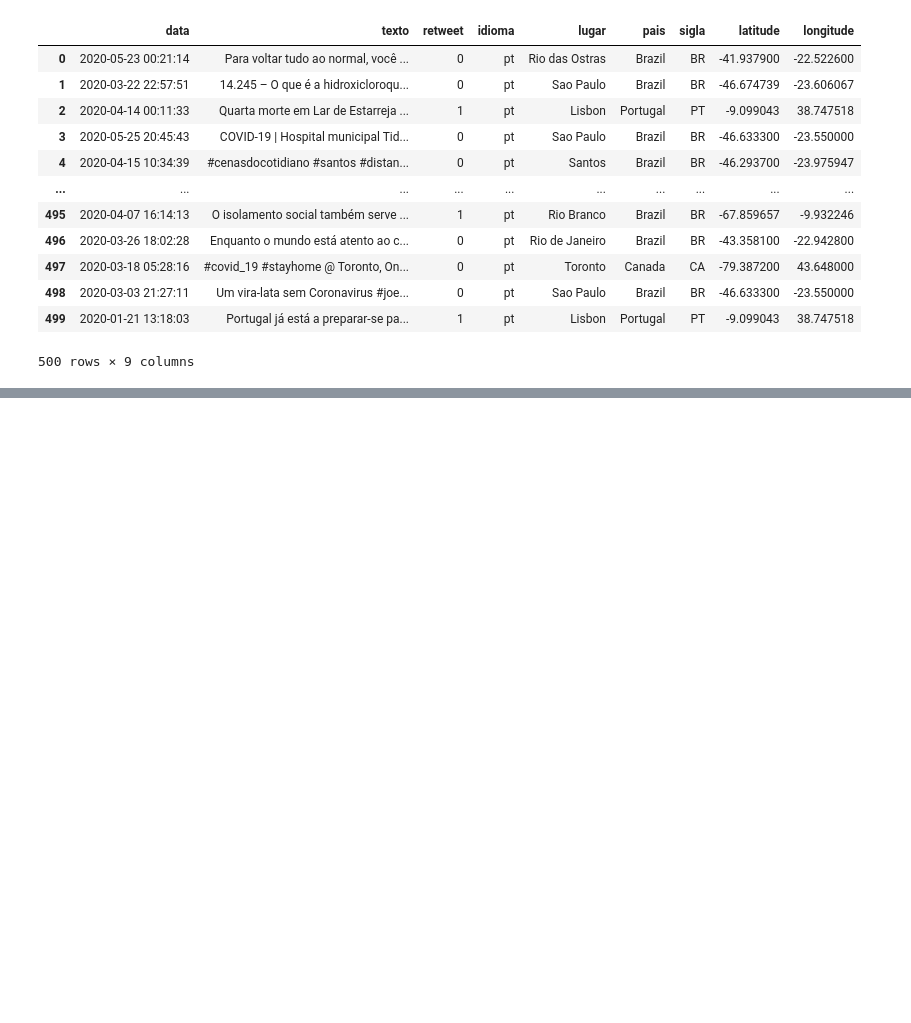
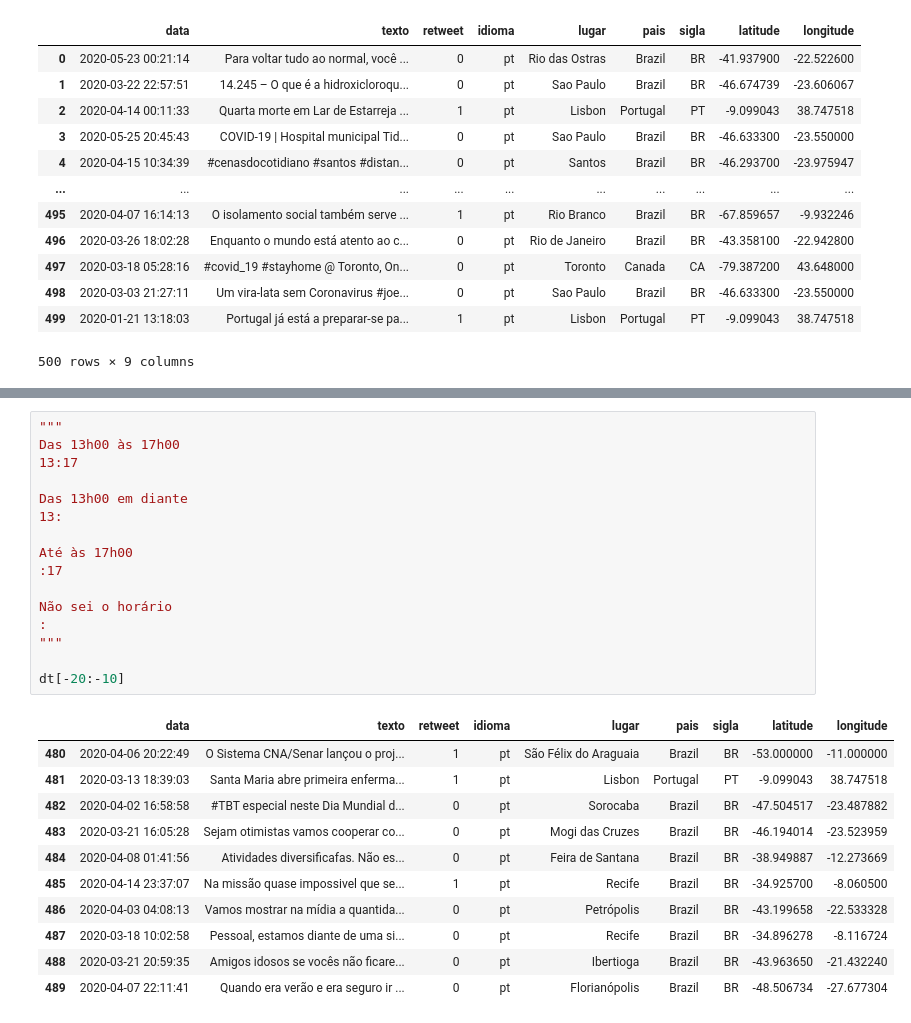
Before and after one commit to paulosalvatore/Ocean_CienciaDados_23_02_2021, a Jupyter notebook: Ocean_CienciaDados_23_02_2021.ipynb, the cells around one changed output, grey strips where cells are left out. Saved outputs shown, nothing was run; the diff lists cells and outputs as text; blank space fills up the shorter version.

```diff
--- a/Ocean_CienciaDados_23_02_2021.ipynb
+++ b/Ocean_CienciaDados_23_02_2021.ipynb
@@ -346,3 +346,31 @@ dt.iloc[-50:]
 | 497 | 2020-03-18 05:28:16 | #covid_19 #stayhome @ Toronto, On... | 0 | pt | Toronto | Canada | CA | -79.387200 | 43.648000 |
 | 498 | 2020-03-03 21:27:11 | Um vira-lata sem Coronavirus #joe... | 0 | pt | Sao Paulo | Brazil | BR | -46.633300 | -23.550000 |
 | 499 | 2020-01-21 13:18:03 | Portugal já está a preparar-se pa... | 1 | pt | Lisbon | Portugal | PT | -9.099043 | 38.747518 |
+# %%
+"""
+Das 13h00 às 17h00
+13:17
+
+Das 13h00 em diante
+13:
+
+Até às 17h00
+:17
+
+Não sei o horário
+:
+"""
+
+dt[-20:-10]
+# %% [output]
+|  | data | texto | retweet | idioma | lugar | pais | sigla | latitude | longitude |
+| 480 | 2020-04-06 20:22:49 | O Sistema CNA/Senar lançou o proj... | 1 | pt | São Félix do Araguaia | Brazil | BR | -53.000000 | -11.000000 |
+| 481 | 2020-03-13 18:39:03 | Santa Maria abre primeira enferma... | 1 | pt | Lisbon | Portugal | PT | -9.099043 | 38.747518 |
+| 482 | 2020-04-02 16:58:58 | #TBT especial neste Dia Mundial d... | 0 | pt | Sorocaba | Brazil | BR | -47.504517 | -23.487882 |
+| 483 | 2020-03-21 16:05:28 | Sejam otimistas vamos cooperar co... | 0 | pt | Mogi das Cruzes | Brazil | BR | -46.194014 | -23.523959 |
+| 484 | 2020-04-08 01:41:56 | Atividades diversificafas. Não es... | 0 | pt | Feira de Santana | Brazil | BR | -38.949887 | -12.273669 |
+| 485 | 2020-04-14 23:37:07 | Na missão quase impossivel que se... | 1 | pt | Recife | Brazil | BR | -34.925700 | -8.060500 |
+| 486 | 2020-04-03 04:08:13 | Vamos mostrar na mídia a quantida... | 0 | pt | Petrópolis | Brazil | BR | -43.199658 | -22.533328 |
+| 487 | 2020-03-18 10:02:58 | Pessoal, estamos diante de uma si... | 0 | pt | Recife | Brazil | BR | -34.896278 | -8.116724 |
+| 488 | 2020-03-21 20:59:35 | Amigos idosos se vocês não ficare... | 0 | pt | Ibertioga | Brazil | BR | -43.963650 | -21.432240 |
+| 489 | 2020-04-07 22:11:41 | Quando era verão e era seguro ir ... | 0 | pt | Florianópolis | Brazil | BR | -48.506734 | -27.677304 |
```
Also changed, not shown: parts of 7 cells of this notebook.
